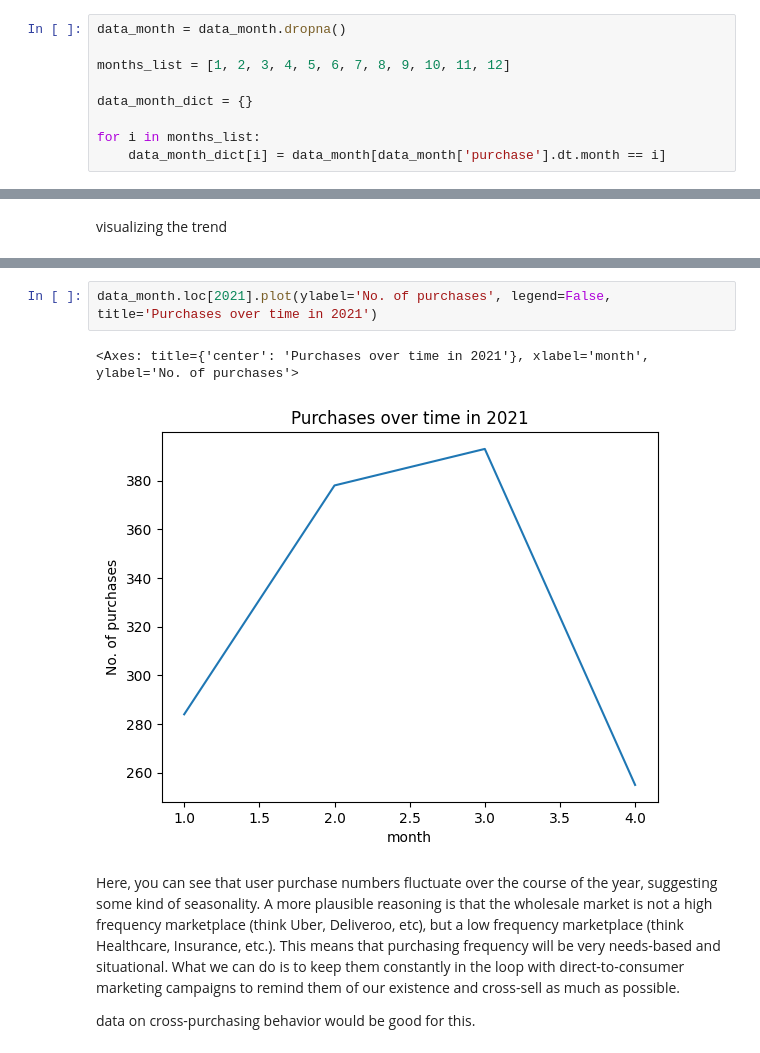
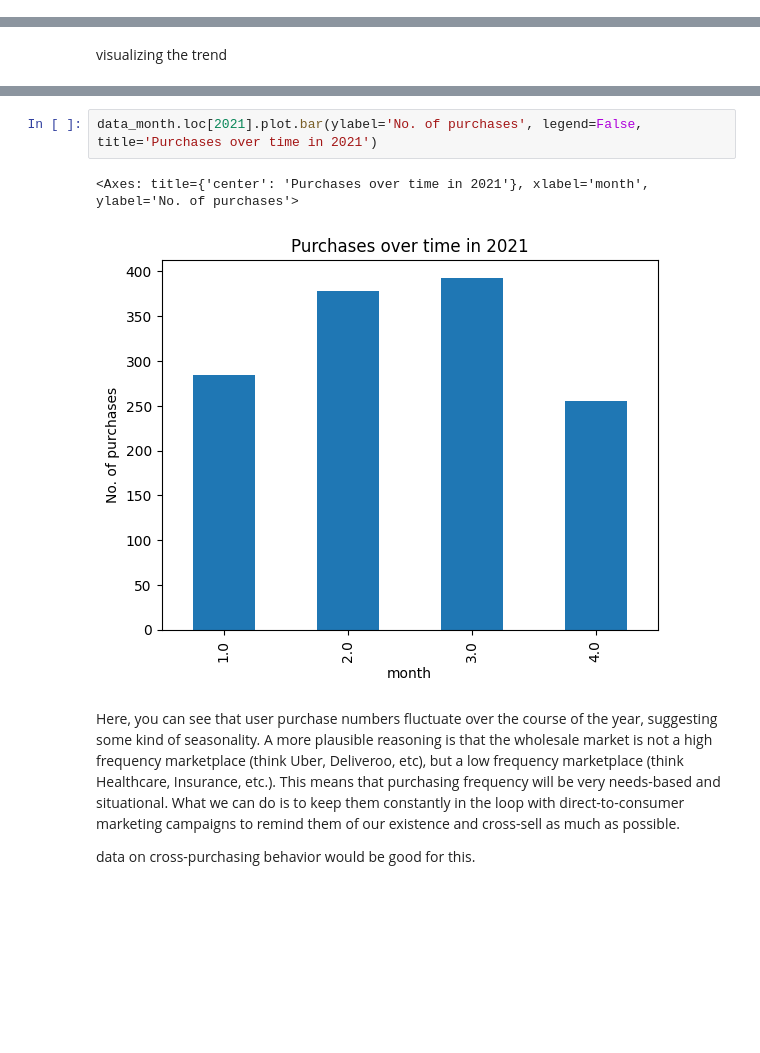
Before and after one commit to Pavat1X/case-study-interview, a Jupyter notebook: task_two.ipynb, the cells around one changed output, grey strips where cells are left out. Saved outputs shown, nothing was run; the diff lists cells and outputs as text; blank space fills up the shorter version.

```diff
--- a/task_two.ipynb
+++ b/task_two.ipynb
@@ -106,12 +124,3 @@ creating an accessible dictionary of filtered tables by month
-# %%
-data_month = data_month.dropna()
-
-months_list = [1, 2, 3, 4, 5, 6, 7, 8, 9, 10, 11, 12]
-
-data_month_dict = {}
-
-for i in months_list:
-    data_month_dict[i] = data_month[data_month['purchase'].dt.month == i]
 # %% [markdown]
 aggregating the data by year and month
 # %%
@@ -148,8 +157,8 @@ data_month.loc[2020].plot(ylabel='No. of purchases', legend=False, title='Purcha
 # %%
-data_month.loc[2021].plot(ylabel='No. of purchases', legend=False, title='Purchases over time in 2021')
+data_month.loc[2021].plot.bar(ylabel='No. of purchases', legend=False, title='Purchases over time in 2021')
 # %% [output]
 <Axes: title={'center': 'Purchases over time in 2021'}, xlabel='month', ylabel='No. of purchases'>
-[figure, old version]
+[figure, new version]
 # %% [markdown]
 Here, you can see that user purchase numbers fluctuate over the course of the year, suggesting some kind of seasonality. A more plausible reasoning is that the wholesale market is not a high frequency marketplace (think Uber, Deliveroo, etc), but a low frequency marketplace (think Healthcare, Insurance, etc.). This means that purchasing frequency will be very needs-based and situational. What we can do is to keep them constantly in the loop with direct-to-consumer marketing campaigns to remind them of our existence and cross-sell as much as possible.
 
```
Also changed, not shown: parts of 25 cells of this notebook.
